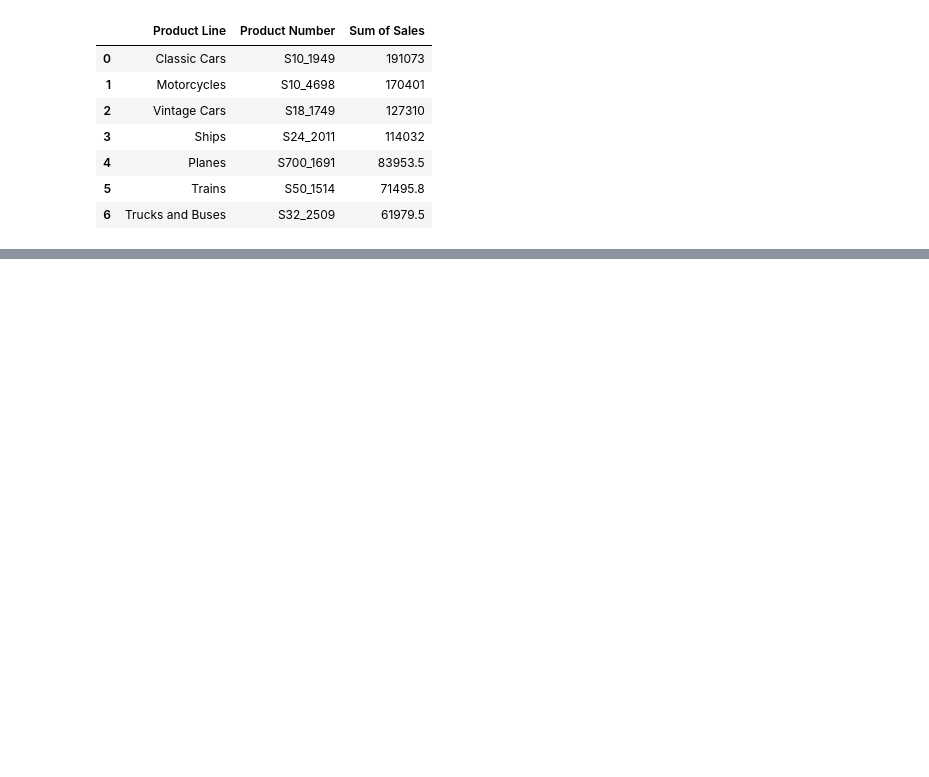
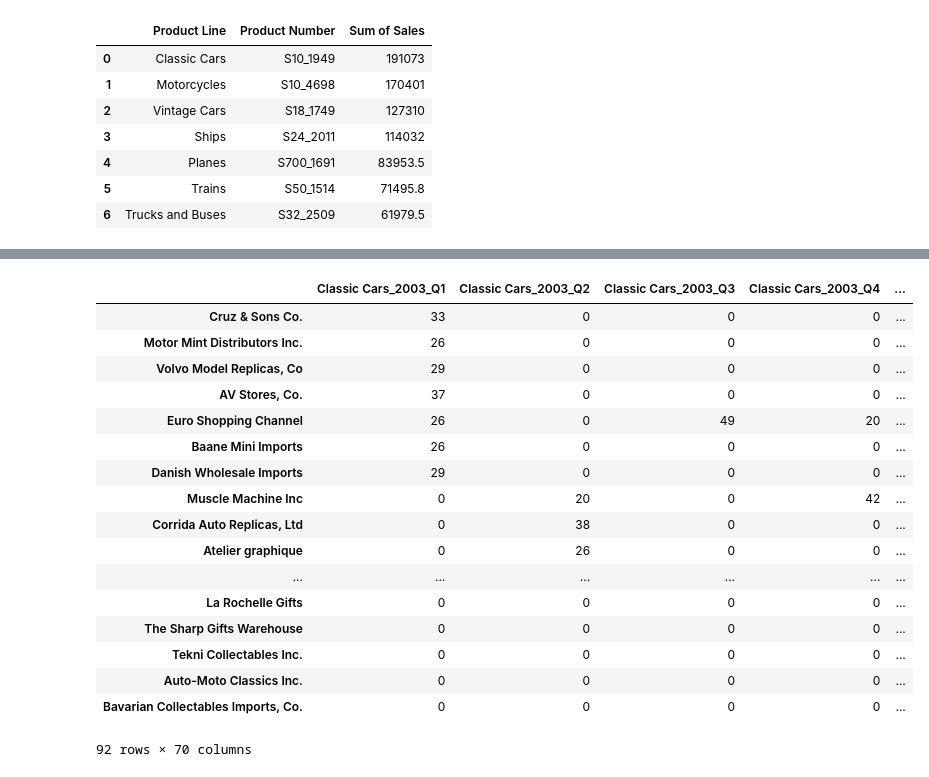
Before and after one commit to williumw/productanalysis, a Jupyter notebook: Reformatting Data.ipynb, the cells around one changed output, grey strips where cells are left out. Drawn from its saved outputs; the diff is of its cells as text; code cells hidden in the pictures; blank space fills up the shorter version.

```diff
--- a/Reformatting Data.ipynb
+++ b/Reformatting Data.ipynb
@@ -17,8 +17,8 @@ df.head()
 # %%
 #function objective: to figure out the products in order of sales amount from sample dataset
 
-def top_product():
-    df = pd.read_excel('/Users/William/Desktop/codebase/timeseries clustering/sales_data_sample.xlsx')
+def top_product(data):
+    df = data
     df = df.sort_values(by = 'Sales', ascending = False)
     df = df.reset_index(drop = True)
 
@@ -44,7 +44,7 @@ def top_product():
     xd = xd.reset_index(drop = True)
     return xd
 
-top_product()
+top_product(main)
 # %% [output]
 |  | Product Line | Product Number | Sum of Sales |
 | 0 | Classic Cars | S10_1949 | 191073 |
@@ -57,53 +123,71 @@ top_product()
 # %%
 mas_header = []
 
-#function objective: to create a DataFrame that has the products as columns with their respective year and
-#quarter and the accounts as the Y-axis to hold the quantity data
+'''function objective: to create a DataFrame that has the products as columns with their respective year and
+quarter and the accounts as the Y-axis to hold the quantity data'''
 
-def complete_data():
-    df = top_product()
+def complete_data(data):
+    df = data
     xd = df.copy()
+    top_products = top_product(data)['Product Line'].tolist()
     col = []
-    top_products = []
     header = []
     index_ = []
 
+
     for index, row in df.iterrows():
-        new = row['Product Installed Fiscal Year'] + row['Quarter']/10
+        new = row['Year'] + row['Quarter']/10
         col.append(new)
 
     df['Rank'] = col
     df = df.sort_values(by = 'Rank', ascending = True)
 
     final = []
     for product in top_products:
         for index, row in df.iterrows():
-            if row['Segment 4 Description'] == product:
+            if row['Product Line'] == product:
                 final.append(row)
 
     what = pd.DataFrame(data = final)
     for index, row in what.iterrows():
-        if row['Product Installed Fiscal Year'] == 2017 and row['Quarter'] == 4:
-            next
-        name = [row['Segment 4 Description'] , str(row['Product Installed Fiscal Year']) , 'Q' + str(row['Quarter'])]
+        name = [row['Product Line'] , str(row['Year']) , 'Q' + str(row['Quarter'])]
         name = '_'.join(name)
         if name not in header:
             header.append(name)
-        if row['Sold To Customer Name'] not in index_:
-            index_.append(str(row['Sold To Customer Name']))
+        if row['Customer Name'] not in index_:
+            index_.append(str(row['Customer Name']))
 
     ok = pd.DataFrame(index=index_, columns = header)
     ok = ok.fillna(0)
     for index, row in what.iterrows():
-        name = [row['Segment 4 Description'] , str(row['Product Installed Fiscal Year']) , 'Q' + str(row['Quarter'])]
+        name = [row['Product Line'] , str(row['Year']) , 'Q' + str(row['Quarter'])]
         name = '_'.join(name)
         for name_date in header:
             if name == name_date:
-                ok = ok.set_value(row['Sold To Customer Name'], name, row['Quantity'])
+                ok = ok.set_value(row['Customer Name'], name, row['Quantity Ordered'])
 
-    writer = ExcelWriter('/Users/William/Desktop/PTC/Export4.xlsx')
-    ok.to_excel(writer, 'Sheet1')
-    writer.save()
-    mas_header = header
+#     writer = ExcelWriter('/Users/William/Desktop/PTC/Export4.xlsx')
+#     ok.to_excel(writer, 'Sheet1')
+#     writer.save()
+#     mas_header = header
     return ok
-complete_data()
+complete_data(main)
+# %% [output]
+|  | Classic Cars_2003_Q1 | Classic Cars_2003_Q2 | Classic Cars_2003_Q3 | Classic Cars_2003_Q4 | ... |
+| Cruz & Sons Co. | 33 | 0 | 0 | 0 | ... |
+| Motor Mint Distributors Inc. | 26 | 0 | 0 | 0 | ... |
+| Volvo Model Replicas, Co | 29 | 0 | 0 | 0 | ... |
+| AV Stores, Co. | 37 | 0 | 0 | 0 | ... |
+| Euro Shopping Channel | 26 | 0 | 49 | 20 | ... |
+| Baane Mini Imports | 26 | 0 | 0 | 0 | ... |
+| Danish Wholesale Imports | 29 | 0 | 0 | 0 | ... |
+| Muscle Machine Inc | 0 | 20 | 0 | 42 | ... |
+| Corrida Auto Replicas, Ltd | 0 | 38 | 0 | 0 | ... |
+| Atelier graphique | 0 | 26 | 0 | 0 | ... |
+| ... | ... | ... | ... | ... | ... |
+| La Rochelle Gifts | 0 | 0 | 0 | 0 | ... |
+| The Sharp Gifts Warehouse | 0 | 0 | 0 | 0 | ... |
+| Tekni Collectables Inc. | 0 | 0 | 0 | 0 | ... |
+| Auto-Moto Classics Inc. | 0 | 0 | 0 | 0 | ... |
+| Bavarian Collectables Imports, Co. | 0 | 0 | 0 | 0 | ... |
+92 rows × 70 columns
```
Also changed, not shown: parts of 3 cells of this notebook, 1 other file.
